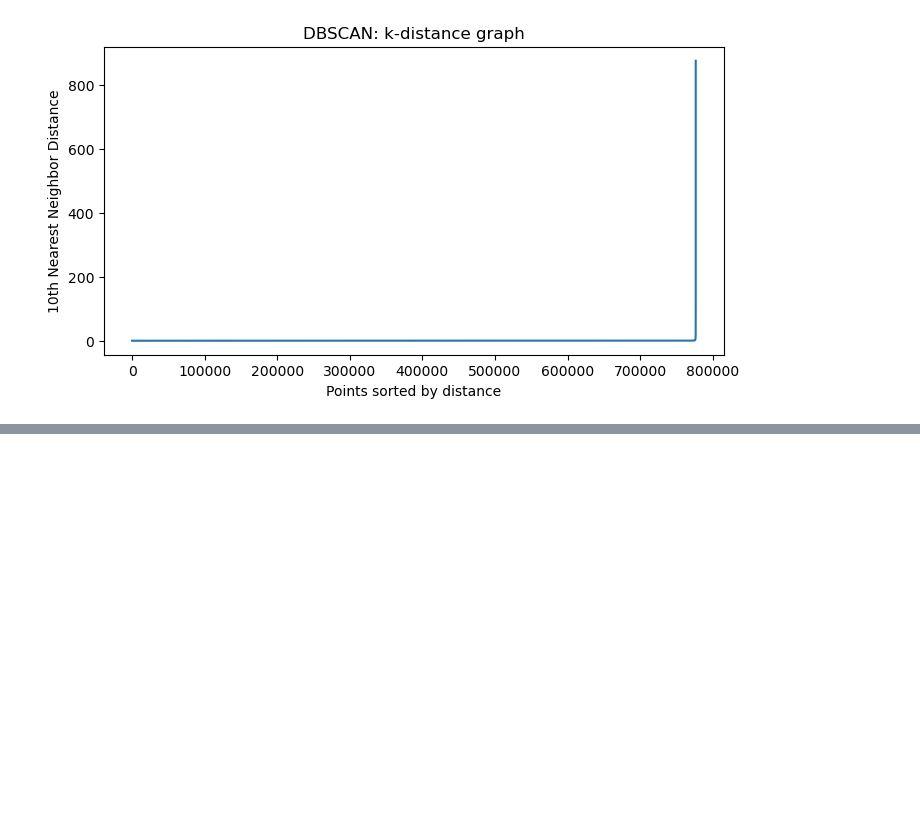
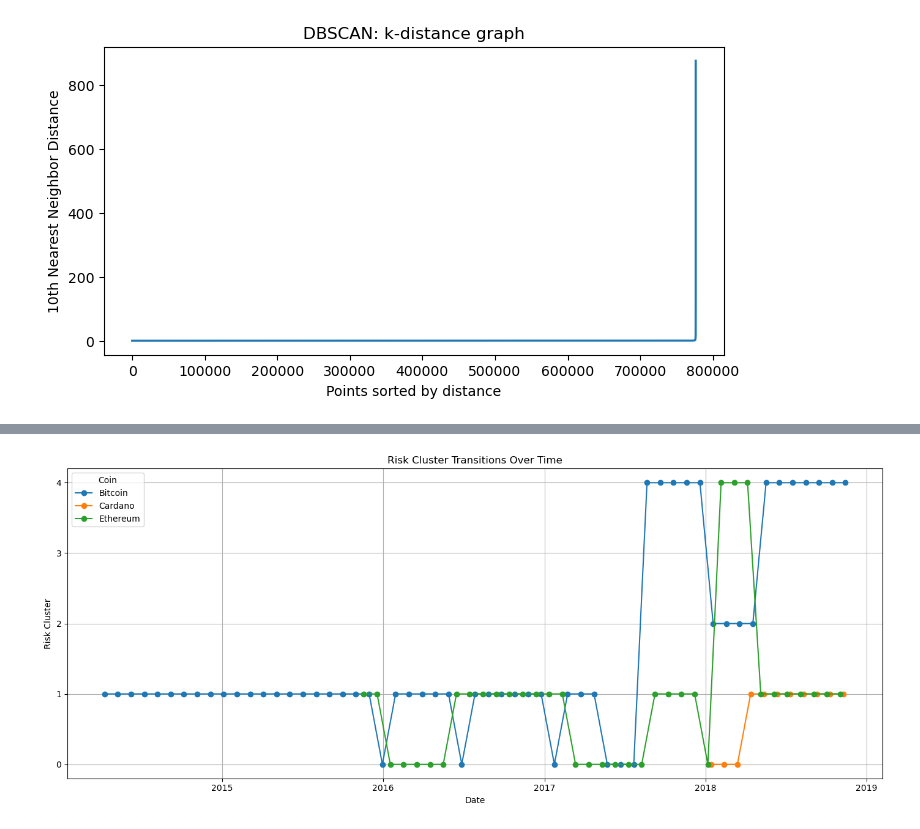
Before and after one commit to ayaAllan/ML10, a Jupyter notebook: model/model.ipynb, the cells around one changed output, grey strips where cells are left out. Saved outputs shown, nothing was run; the diff lists cells and outputs as text; code cells hidden in the pictures; blank space fills up the shorter version.

```diff
--- a/model/model.ipynb
+++ b/model/model.ipynb
@@ -114,0 +245,21 @@ plt.show()
+# %%
+# Plot multiple coins on one chart
+def plot_multi_coin_risk_clusters(coin_list):
+    plt.figure(figsize=(14, 6))
+    for coin in coin_list:
+        coin_data = risk_df[risk_df['coin'] == coin].sort_values('end_date')
+        plt.plot(coin_data['end_date'], coin_data['risk_cluster'], marker='o', label=coin)
+
+    plt.title('Risk Cluster Transitions Over Time')
+    plt.xlabel('Date')
+    plt.ylabel('Risk Cluster')
+    plt.yticks(sorted(risk_df['risk_cluster'].unique()))
+    plt.grid(True)
+    plt.legend(title='Coin')
+    plt.tight_layout()
+    plt.show()
+
+# Example usage:
+plot_multi_coin_risk_clusters(['Bitcoin', 'Cardano', 'Ethereum'])
+# %% [output]
+[figure, added]
```
Also changed, not shown: parts of 26 cells of this notebook, 2 other files.
